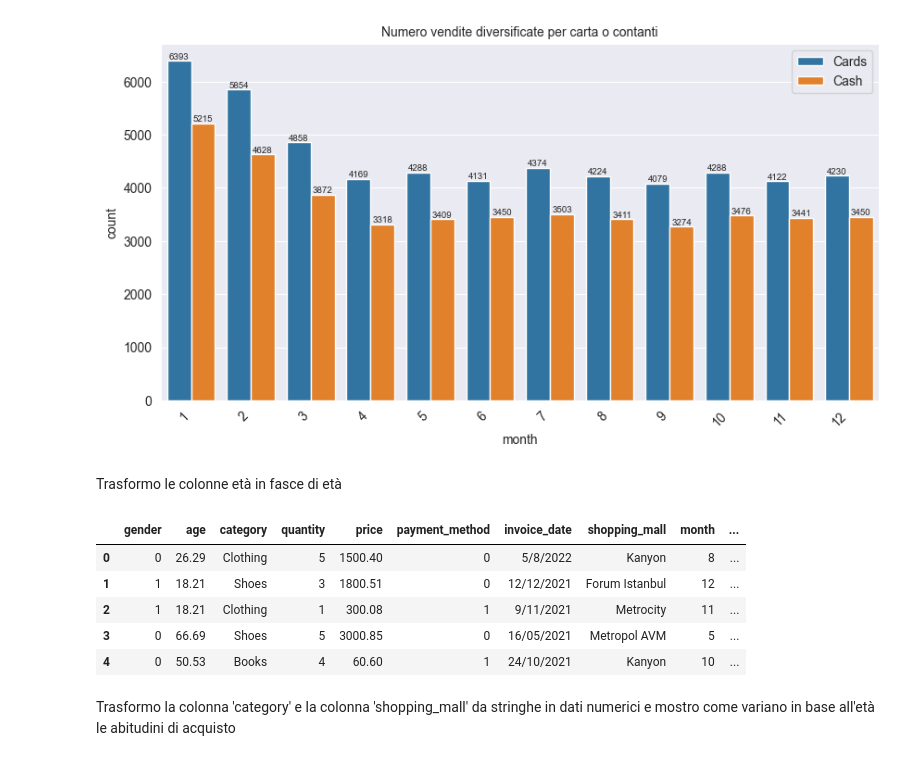
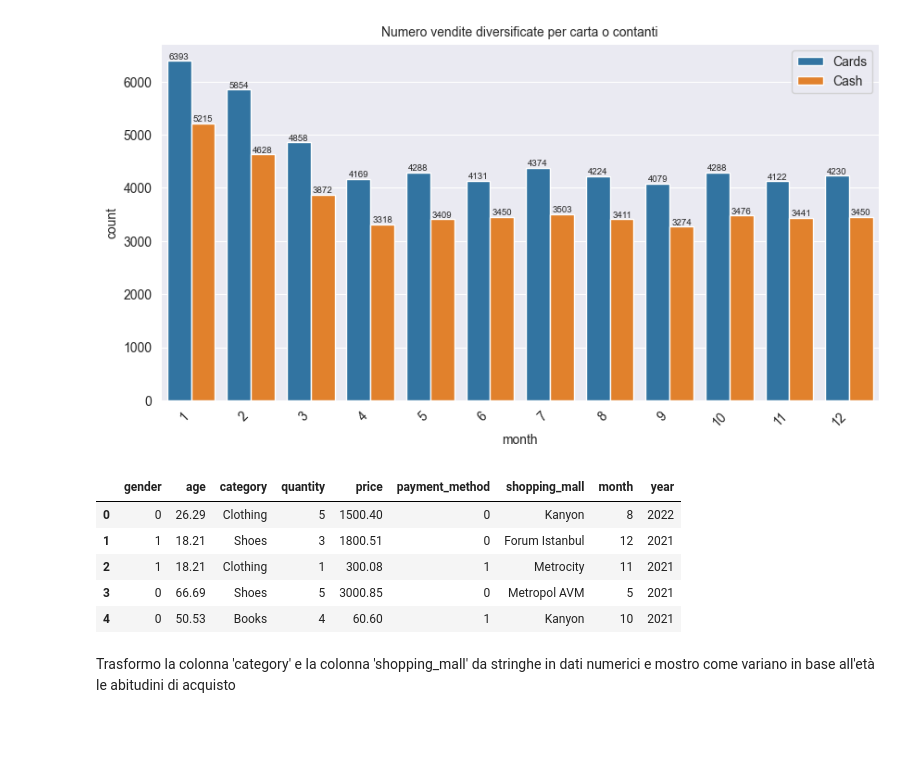
Before and after one commit to pasquale9197/Rainfall-prediction-in-Australia-a-Data-Mining-project, a Jupyter notebook: CustomerShopping progettoDataMining.ipynb, the cells around one changed output. Saved outputs shown, nothing was run; the diff lists cells and outputs as text; code cells hidden in the pictures; blank space fills up the shorter version.

```diff
--- a/CustomerShopping progettoDataMining.ipynb
+++ b/CustomerShopping progettoDataMining.ipynb
@@ -245,48 +247,46 @@ for bars in ax.containers:
 plt.show()
 # %% [output]
 [figure]
-# %% [markdown]
-Trasformo le colonne età in fasce di età
 # %%
-dfSplitAge = df.copy()
+dfSplitAge = dfCopy.copy()
 dfSplitAge['age'].replace(
     [18, 19, 20, 21,
      22, 23, 24, 25,
      26, 27, 28, 29,
      30, 31, 32, 33,
      34, 35, 36, 37,
      38, 39, 40, 41,
      42, 43, 44, 45,
      46, 47, 48, 49,
      50, 51, 52, 53,
      54, 55, 56, 57,
      58, 59, 60, 61,
      62, 63, 64, 65,
      66, 67, 68, 69],
     [18.21, 18.21, 18.21, 18.21,
      22.25, 22.25, 22.25, 22.25,
      26.29, 26.29, 26.29, 26.29,
      30.33, 30.33, 30.33, 30.33,
      34.37, 34.37, 34.37, 34.37,
      38.41, 38.41, 38.41, 38.41,
      42.45, 42.45, 42.45, 42.45,
      46.49, 46.49, 46.49, 46.49,
      50.53, 50.53, 50.53, 50.53,
      54.57, 54.57, 54.57, 54.57,
      58.61, 58.61, 58.61, 58.61,
      62.65, 62.65, 62.65, 62.65,
      66.69, 66.69, 66.69, 66.69], inplace=True)
 
 #labels = ['18-21', '22-25', '26-29', '30-33', '34-37', '39-41', '42-45', '46-49', '50-53', '54-57', '58-61', '62-65', '66-69']
 #ccd = sb.countplot(y = dfSplitAge['age']).set_yticklabels(labels)
 dfSplitAge.head()
 # %% [output]
-|  | gender | age | category | quantity | price | payment_method | invoice_date | shopping_mall | month | ... |
-| 0 | 0 | 26.29 | Clothing | 5 | 1500.40 | 0 | 5/8/2022 | Kanyon | 8 | ... |
-| 1 | 1 | 18.21 | Shoes | 3 | 1800.51 | 0 | 12/12/2021 | Forum Istanbul | 12 | ... |
-| 2 | 1 | 18.21 | Clothing | 1 | 300.08 | 1 | 9/11/2021 | Metrocity | 11 | ... |
-| 3 | 0 | 66.69 | Shoes | 5 | 3000.85 | 0 | 16/05/2021 | Metropol AVM | 5 | ... |
-| 4 | 0 | 50.53 | Books | 4 | 60.60 | 1 | 24/10/2021 | Kanyon | 10 | ... |
+|  | gender | age | category | quantity | price | payment_method | shopping_mall | month | year |
+| 0 | 0 | 26.29 | Clothing | 5 | 1500.40 | 0 | Kanyon | 8 | 2022 |
+| 1 | 1 | 18.21 | Shoes | 3 | 1800.51 | 0 | Forum Istanbul | 12 | 2021 |
+| 2 | 1 | 18.21 | Clothing | 1 | 300.08 | 1 | Metrocity | 11 | 2021 |
+| 3 | 0 | 66.69 | Shoes | 5 | 3000.85 | 0 | Metropol AVM | 5 | 2021 |
+| 4 | 0 | 50.53 | Books | 4 | 60.60 | 1 | Kanyon | 10 | 2021 |
 # %% [markdown]
 Trasformo la colonna 'category' e la colonna 'shopping_mall' da stringhe in dati numerici e mostro come variano in base all'età le abitudini di acquisto
 # %%
```
Also changed, not shown: parts of 29 cells of this notebook, 2 other files.
